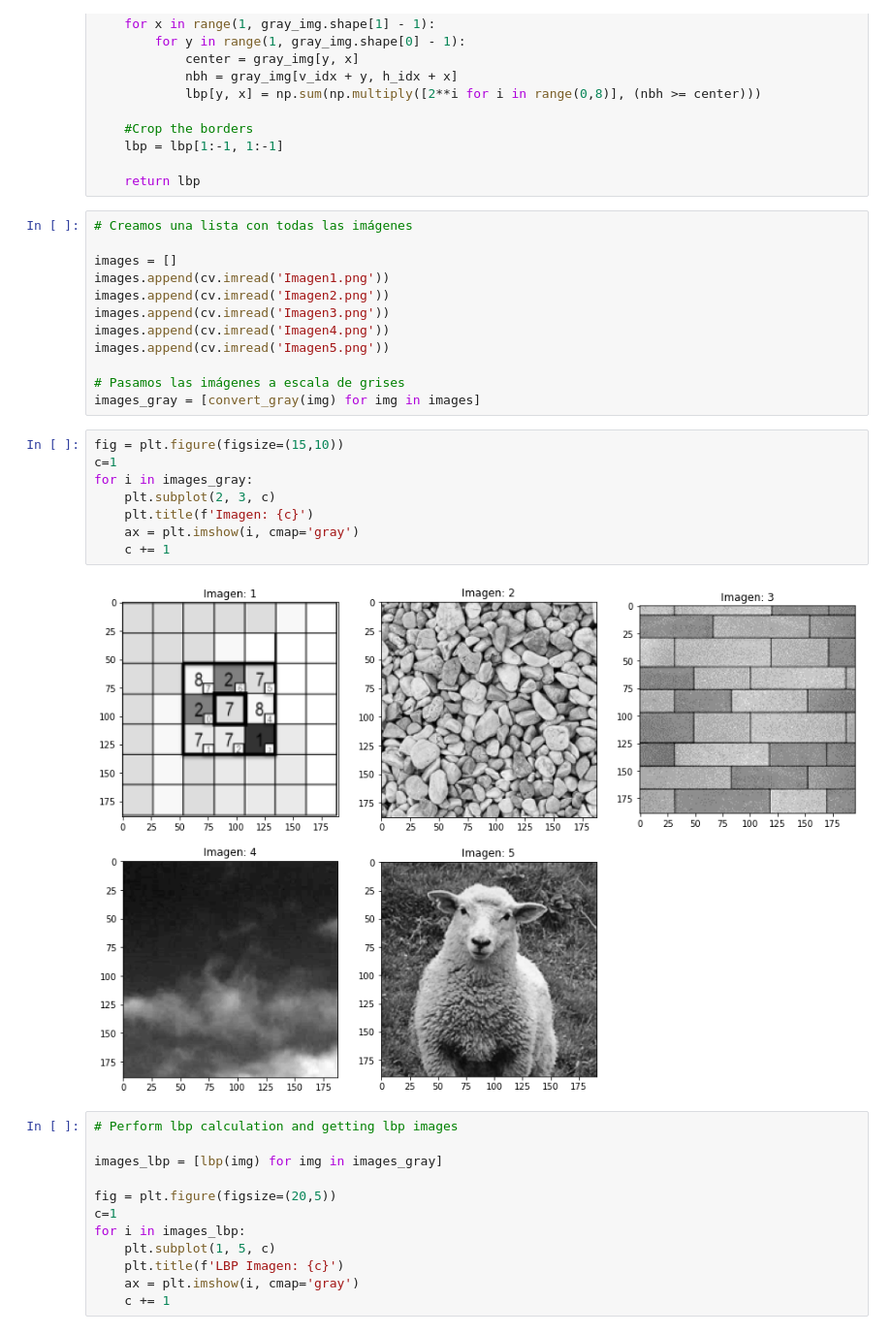
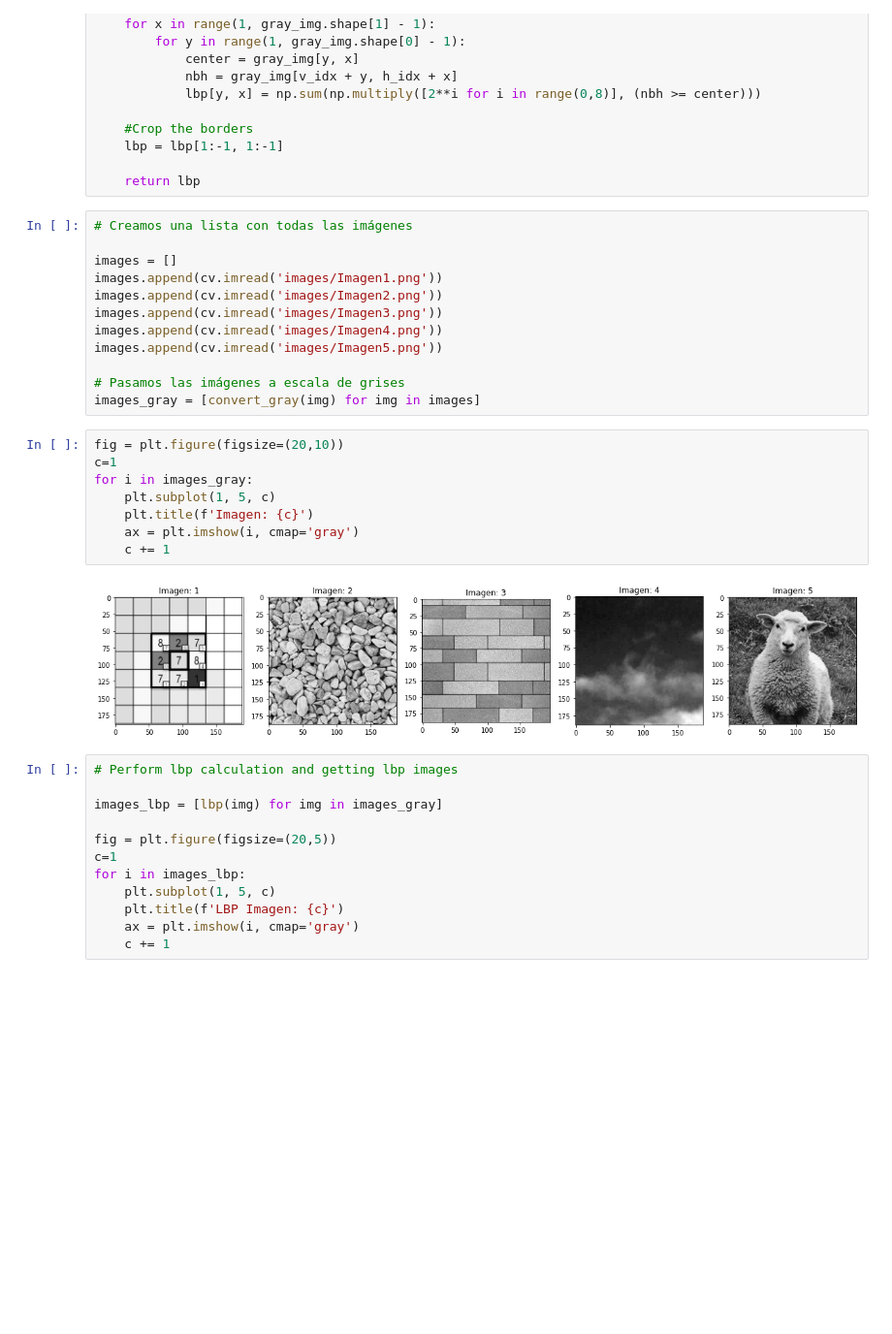
Before and after one commit to gabrielgarcia14/UBA-AI, a Jupyter notebook: Computer_Vision_I/TPs/TP4/TP4.ipynb, the cells around one changed output. Shown at 97% size. Cells and saved outputs as stored; diff of their text form; blank space fills up the shorter version.

```diff
--- a/Computer_Vision_I/TPs/TP4/TP4.ipynb
+++ b/Computer_Vision_I/TPs/TP4/TP4.ipynb
@@ -44,24 +44,24 @@ def lbp(gray_img):
 # Creamos una lista con todas las imágenes
 
 images = []
-images.append(cv.imread('Imagen1.png'))
-images.append(cv.imread('Imagen2.png'))
-images.append(cv.imread('Imagen3.png'))
-images.append(cv.imread('Imagen4.png'))
-images.append(cv.imread('Imagen5.png'))
+images.append(cv.imread('images/Imagen1.png'))
+images.append(cv.imread('images/Imagen2.png'))
+images.append(cv.imread('images/Imagen3.png'))
+images.append(cv.imread('images/Imagen4.png'))
+images.append(cv.imread('images/Imagen5.png'))
 
 # Pasamos las imágenes a escala de grises
 images_gray = [convert_gray(img) for img in images]
 # %%
-fig = plt.figure(figsize=(15,10))
+fig = plt.figure(figsize=(20,10))
 c=1
 for i in images_gray:
-    plt.subplot(2, 3, c)
+    plt.subplot(1, 5, c)
     plt.title(f'Imagen: {c}')
     ax = plt.imshow(i, cmap='gray')
     c += 1
 # %% [output]
-[figure, old version]
+[figure, new version]
 # %%
 # Perform lbp calculation and getting lbp images
 
```
Also changed, not shown: 20 other files.
